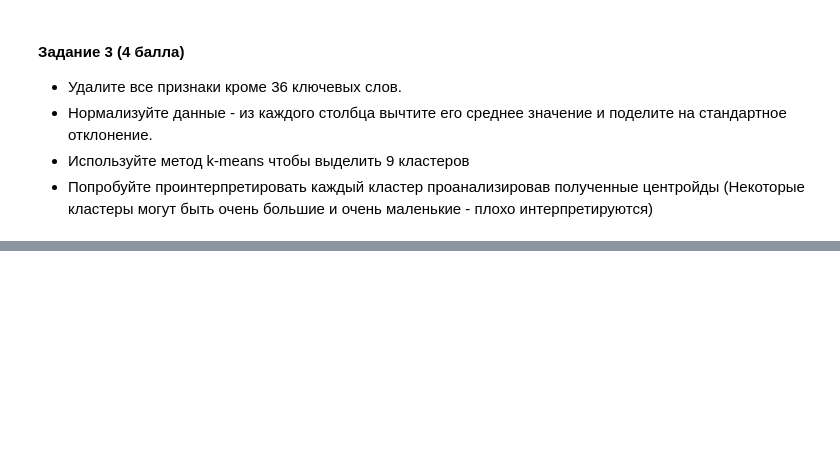
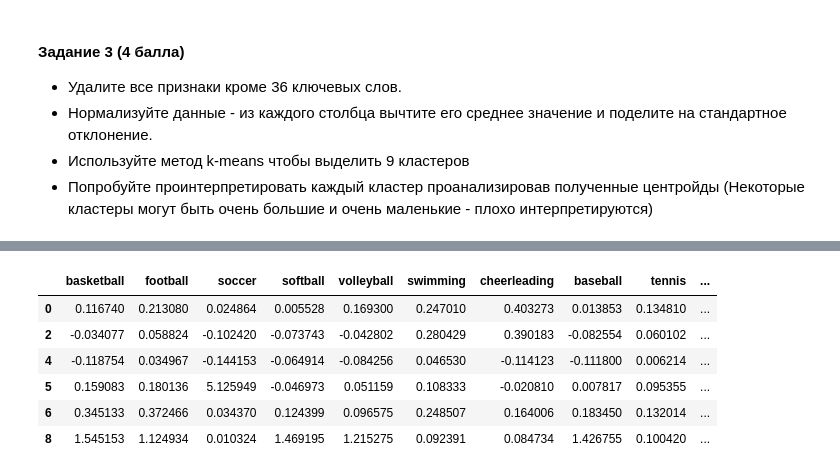
Before and after one commit to KAATechsphere/ml_hw1, a Jupyter notebook: hw1-kmeans-features.ipynb, the cells around one changed output, grey strips where cells are left out. Cells and saved outputs as stored; diff of their text form; code cells hidden in the pictures; blank space fills up the shorter version.

```diff
--- a/hw1-kmeans-features.ipynb
+++ b/hw1-kmeans-features.ipynb
@@ -476,0 +527,10 @@ km.fit(df_sns.values)
+# %%
+df_sns_mean.loc[goodClusters]
+# %% [output]
+|  | basketball | football | soccer | softball | volleyball | swimming | cheerleading | baseball | tennis | ... |
+| 0 | 0.116740 | 0.213080 | 0.024864 | 0.005528 | 0.169300 | 0.247010 | 0.403273 | 0.013853 | 0.134810 | ... |
+| 2 | -0.034077 | 0.058824 | -0.102420 | -0.073743 | -0.042802 | 0.280429 | 0.390183 | -0.082554 | 0.060102 | ... |
+| 4 | -0.118754 | 0.034967 | -0.144153 | -0.064914 | -0.084256 | 0.046530 | -0.114123 | -0.111800 | 0.006214 | ... |
+| 5 | 0.159083 | 0.180136 | 5.125949 | -0.046973 | 0.051159 | 0.108333 | -0.020810 | 0.007817 | 0.095355 | ... |
+| 6 | 0.345133 | 0.372466 | 0.034370 | 0.124399 | 0.096575 | 0.248507 | 0.164006 | 0.183450 | 0.132014 | ... |
+| 8 | 1.545153 | 1.124934 | 0.010324 | 1.469195 | 1.215275 | 0.092391 | 0.084734 | 1.426755 | 0.100420 | ... |
```
Also changed, not shown: parts of 8 cells of this notebook.
